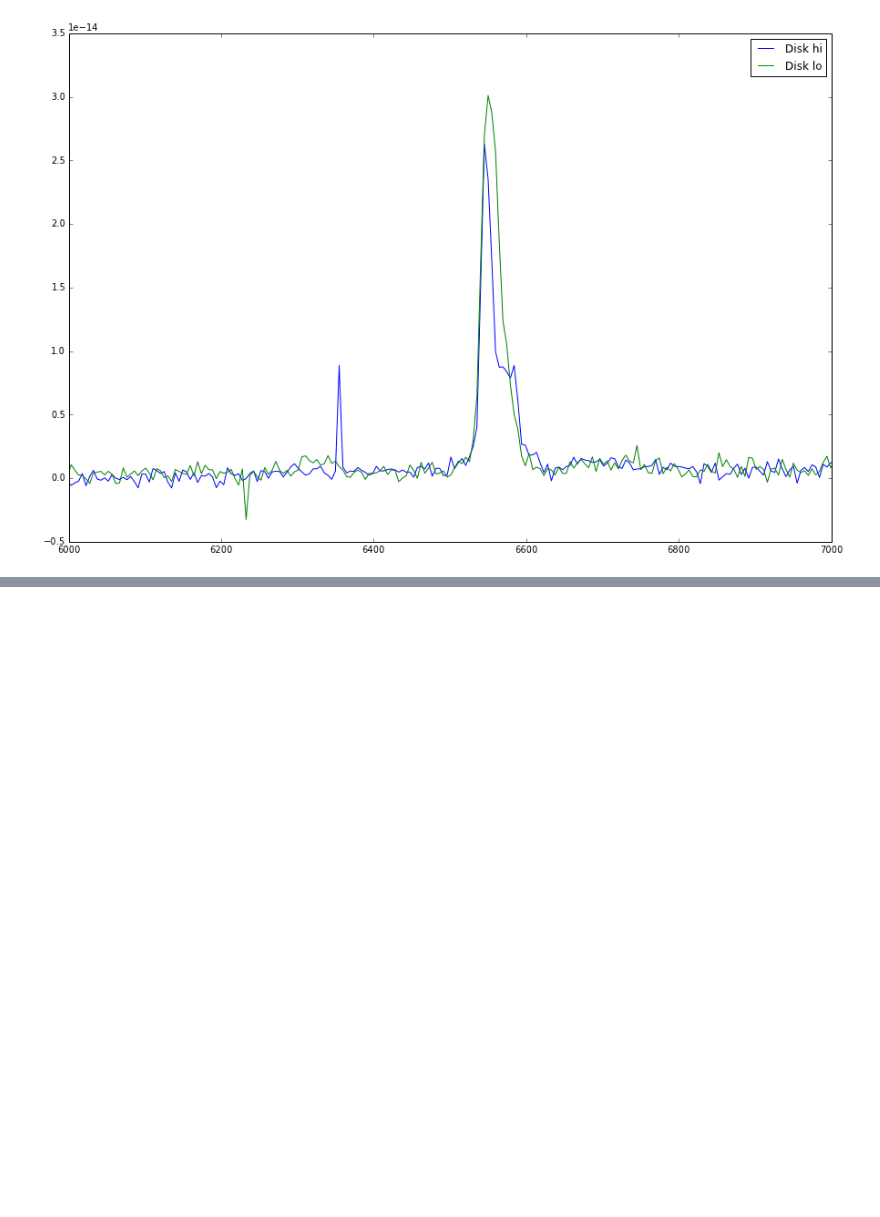
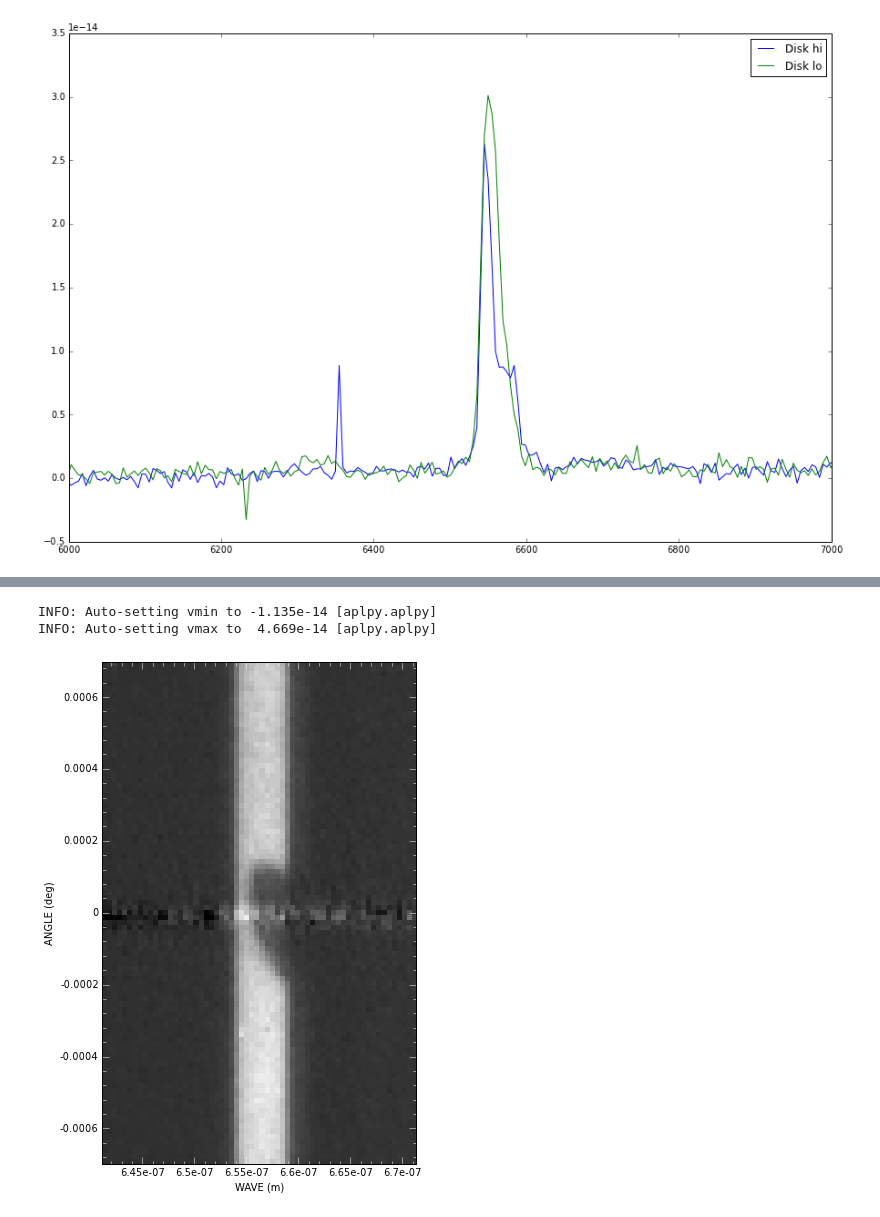
Before and after one commit to will-henney/orion-dust, a Jupyter notebook: STIS disk.ipynb, the cells around one changed output, grey strips where cells are left out. Saved outputs shown, nothing was run; the diff lists cells and outputs as text; code cells hidden in the pictures; blank space fills up the shorter version.

```diff
--- a/STIS disk.ipynb
+++ b/STIS disk.ipynb
@@ -91,0 +154,7 @@ x
+# %%
+f = aplpy.FITSFigure("stis-218-354-H_alpha-nc.fits")
+f.show_grayscale()
+# %% [output]
+INFO: Auto-setting vmin to -1.135e-14 [aplpy.aplpy]
+INFO: Auto-setting vmax to  4.669e-14 [aplpy.aplpy]
+[figure, added]
```
Also changed, not shown: parts of 19 cells of this notebook, 20 other files.
